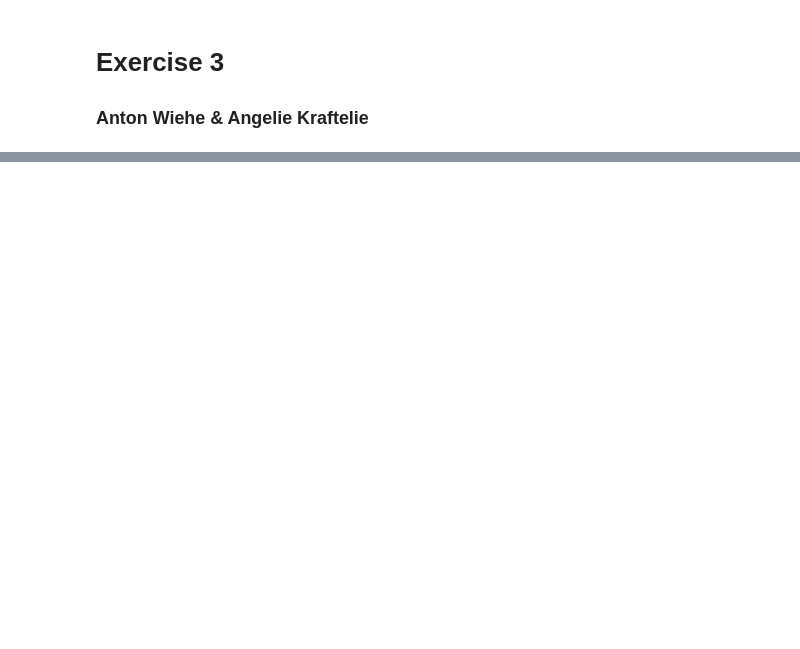
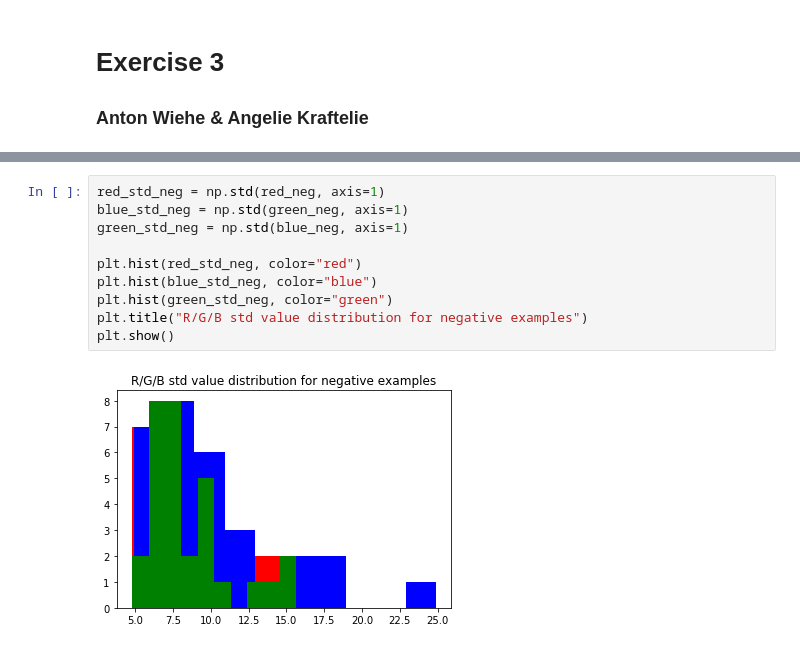
Before and after one commit to krangelie/MachineLearning_Summer19, a Jupyter notebook: Exercise3/exercise3.ipynb, the cells around one changed output, grey strips where cells are left out. Drawn from its saved outputs; the diff is of its cells as text; blank space fills up the shorter version.

```diff
--- a/Exercise3/exercise3.ipynb
+++ b/Exercise3/exercise3.ipynb
@@ -37,0 +68,12 @@ print(means)
+# %%
+red_std_neg = np.std(red_neg, axis=1)
+blue_std_neg = np.std(green_neg, axis=1)
+green_std_neg = np.std(blue_neg, axis=1)
+
+plt.hist(red_std_neg, color="red")
+plt.hist(blue_std_neg, color="blue")
+plt.hist(green_std_neg, color="green")
+plt.title("R/G/B std value distribution for negative examples")
+plt.show()
+# %% [output]
+[figure, added]
```
Also changed, not shown: parts of 13 cells of this notebook.
